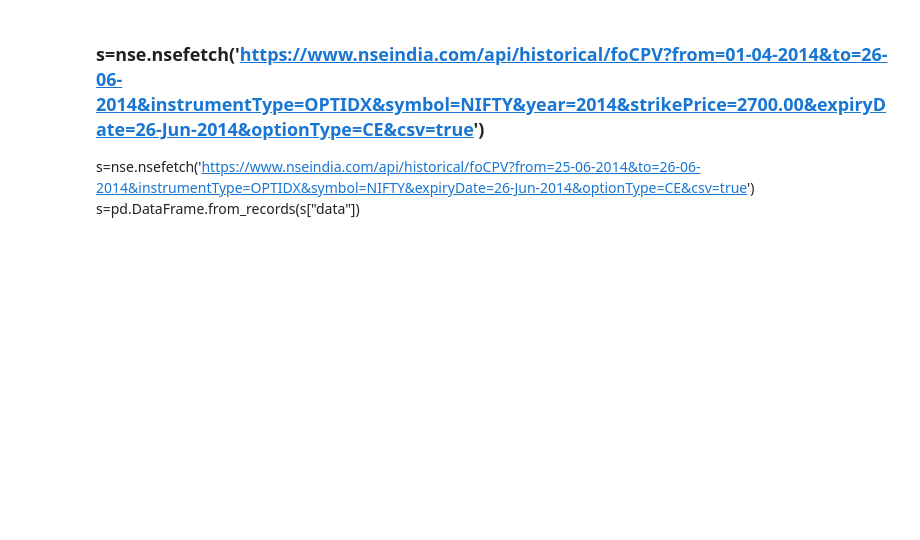
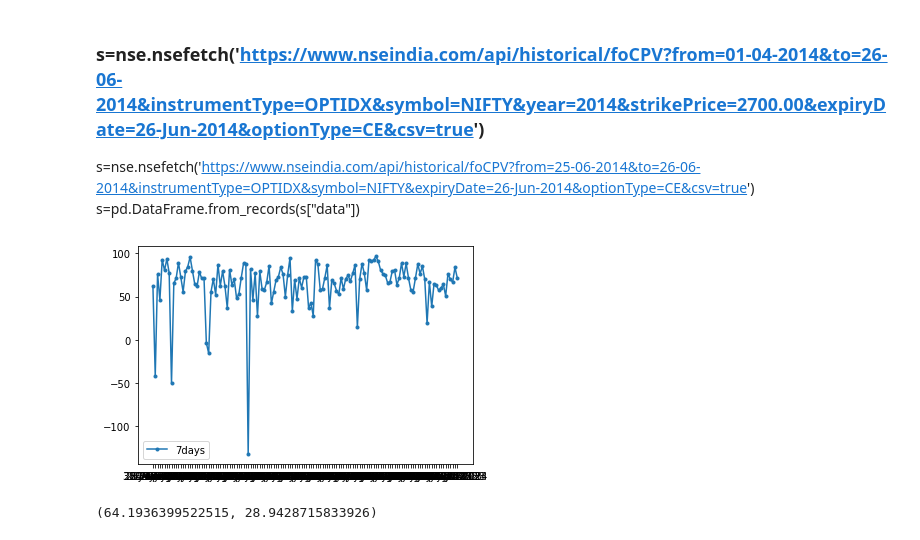
Before and after one commit to sgmishra/finance, a Jupyter notebook: rough/maxpain_backtesting.ipynb, the cells around one changed output. Cells and saved outputs as stored; diff of their text form; code cells hidden in the pictures; blank space fills up the shorter version.

```diff
--- a/rough/maxpain_backtesting.ipynb
+++ b/rough/maxpain_backtesting.ipynb
@@ -43,10 +45,10 @@ exipy_prices=pd.read_csv("/Users/shubhami/Documents/mine/finance/rough/checkpoin
 # %%
-def get_dates_minus_days(date):
+def get_dates_minus_days(date,days_to_expiry_for_calculation):
     date=datetime.datetime.strptime(date, '%d-%b-%Y')
-    return (date - datetime.timedelta(days=16)).strftime('%d-%m-%Y'),(date - datetime.timedelta(days=14)).strftime('%d-%m-%Y')
+    return (date - datetime.timedelta(days=days_to_expiry_for_calculation+2)).strftime('%d-%m-%Y'),(date - datetime.timedelta(days=days_to_expiry_for_calculation)).strftime('%d-%m-%Y')
 pain_start_end_date=[]
 for i in expiry_dates:
-    pain_start_end_date.append([i,*get_dates_minus_days(i)])
+    pain_start_end_date.append([i,*get_dates_minus_days(i,days_to_expiry_for_calculation)])
 # %% [markdown]
 #### fetching option chain
 # %%
@@ -161,3 +300,28 @@ print(second_std_range, '~95%')
 ### s=nse.nsefetch('https://www.nseindia.com/api/historical/foCPV?from=01-04-2014&to=26-06-2014&instrumentType=OPTIDX&symbol=NIFTY&year=2014&strikePrice=2700.00&expiryDate=26-Jun-2014&optionType=CE&csv=true')
 s=nse.nsefetch('https://www.nseindia.com/api/historical/foCPV?from=25-06-2014&to=26-06-2014&instrumentType=OPTIDX&symbol=NIFTY&expiryDate=26-Jun-2014&optionType=CE&csv=true')
 s=pd.DataFrame.from_records(s["data"])
+# %%
+scp=[]
+fcp=[]
+for ex in expiry_dates:
+    if ex!='26-Mar-2020':
+        f=pd.read_csv("/Users/shubhami/Documents/mine/finance/rough/checkpoints/maxpain/nifty/"+'-'.join(ex.split('-')[::-1])+"-OI-CE.csv")
+        s=pd.read_csv("/Users/shubhami/Documents/mine/finance/rough/checkpoints/maxpain/nifty/"+'-'.join(ex.split('-')[::-1])+"-OI-CE-7.csv")
+        bufffer=mp[mp['expiry']==ex]['maxpain'].values[0]
+        bufffer=round((bufffer*1.05)/100)*100
+        scp.append(s[s['FH_STRIKE_PRICE']==bufffer]['FH_CLOSING_PRICE'].values[0])
+        bufffer=mp15[mp15['expiry']==ex]['maxpain'].values[0]
+        bufffer=round((bufffer*1.05)/100)*100
+        fcp.append(f[f['FH_STRIKE_PRICE']==bufffer]['FH_CLOSING_PRICE'].values[0])
+# %%
+plt.plot(mp['expiry'], [(x-y)*100/x for x,y in zip(fcp,scp)], marker='.',label='7days')
+# plt.plot(mp['expiry'], fcp, marker='.',label='14days')
+plt.legend()
+plt.show()
+# %% [output]
+[figure, added]
+# %%
+fs=np.array([(x-y)*100/x for x,y in zip(fcp,scp)])
+fs.mean(),fs.std()
+# %% [output]
+(64.1936399522515, 28.9428715833926)
```
Also changed, not shown: parts of 19 cells of this notebook, 1 other file.
